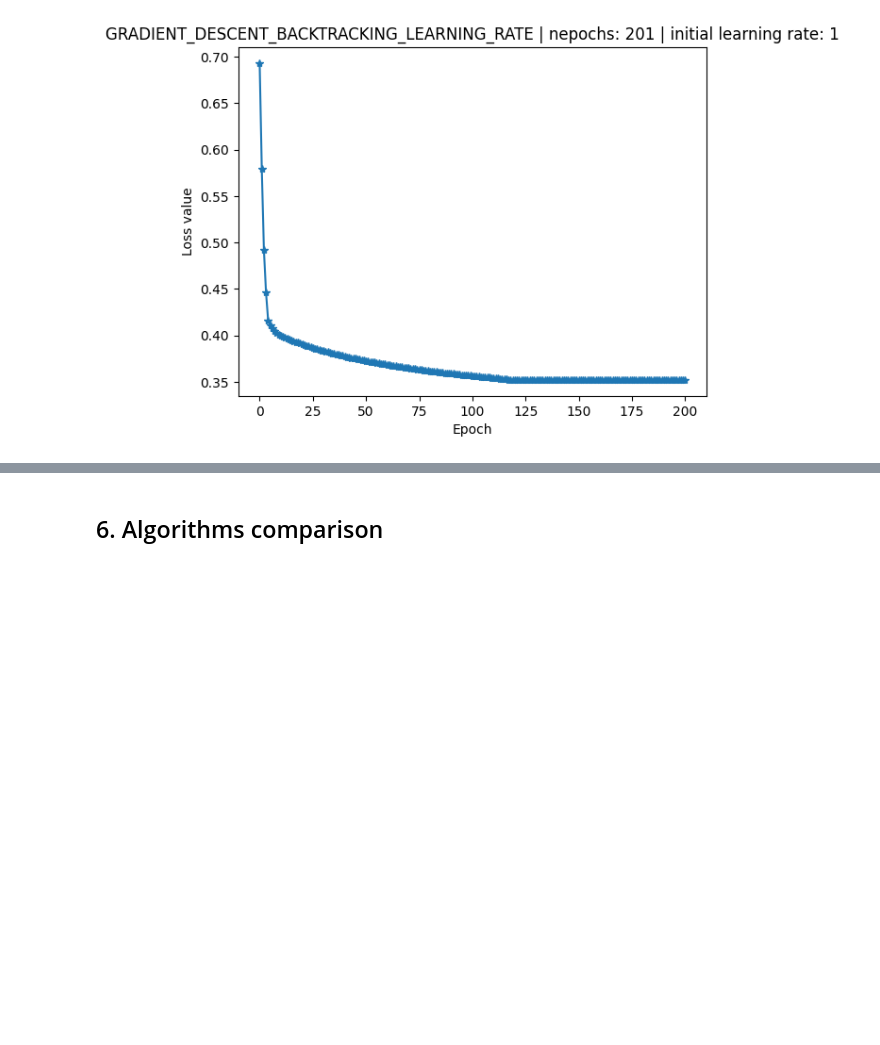
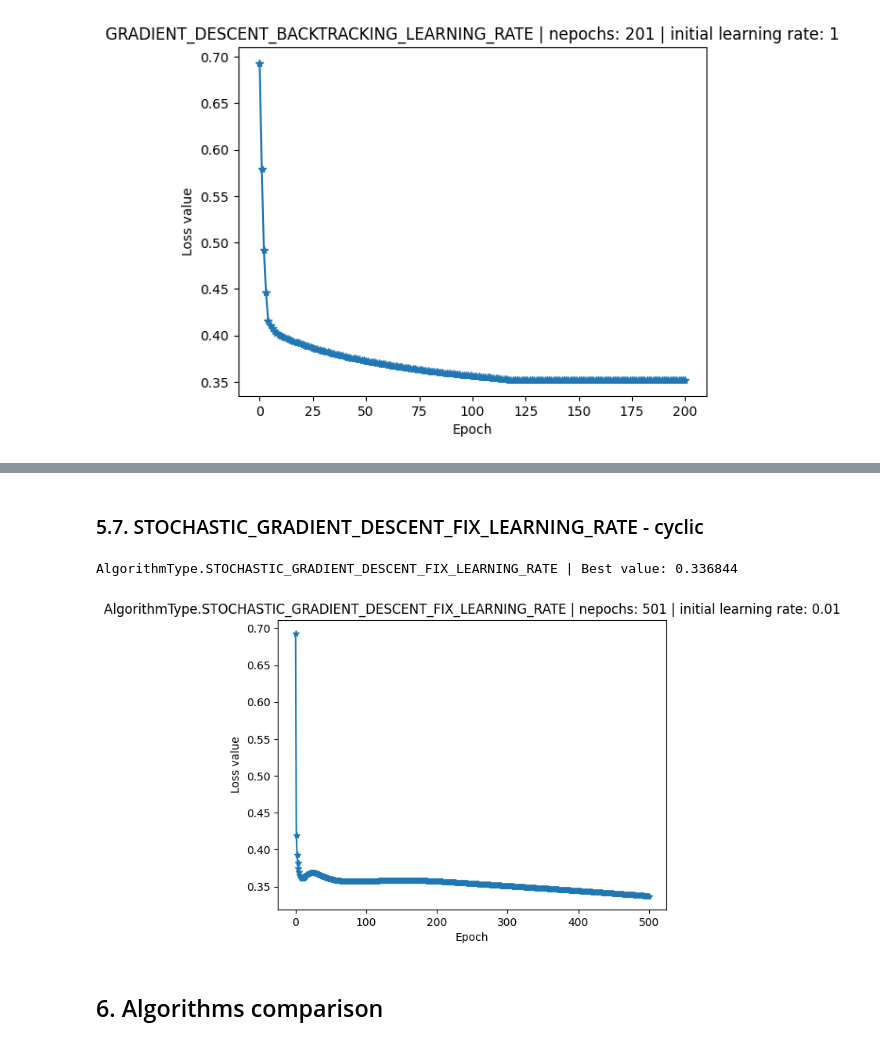
Before and after one commit to DucTrung1802/advanced-optimization, a Jupyter notebook: hw2/advanced_optimization_hw2.ipynb, the cells around one changed output, grey strips where cells are left out. Cells and saved outputs as stored; diff of their text form; code cells hidden in the pictures; blank space fills up the shorter version.

Commit message:
CHECKPOINT: complete STOCHASTIC_GRADIENT_DESCENT_FIX_LEARNING_RATE - cyclic

```diff
--- a/hw2/advanced_optimization_hw2.ipynb
+++ b/hw2/advanced_optimization_hw2.ipynb
@@ -776,3 +803,42 @@ solution, best_loss_value = one_for_all(
+# %% [markdown]
+### 5.7. STOCHASTIC_GRADIENT_DESCENT_FIX_LEARNING_RATE - cyclic
+# %%
+ALGORITHM_TYPE = AlgorithmType.STOCHASTIC_GRADIENT_DESCENT_FIX_LEARNING_RATE
+INITIAL_W = np.zeros((371, 1))
+INITIAL_LEARNING_RATE = 0.01
+MAX_EPOCHS = 500
+EPS = 1e-6
+
+BATCH_SIZE = 1
+RULE = 1
+RANDOM_SEED = 10
+
+
+# ADDITIONAL PARAMETERS
+ADDITIONAL_PARAMETERS = ALGORITHM_TYPE.value
+
+ADDITIONAL_PARAMETERS["batch_size"] = BATCH_SIZE
+ADDITIONAL_PARAMETERS["rule"] = RULE
+ADDITIONAL_PARAMETERS["random_seed"] = RANDOM_SEED
+
+
+solution, best_loss_value = one_for_all(
+    algorithm_type=ALGORITHM_TYPE,
+    Xbar=Xbar,
+    y=y,
+    cost=cost,
+    grad=grad,
+    initial_w=INITIAL_W,
+    initial_learning_rate=INITIAL_LEARNING_RATE,
+    algorithm_name=ALGORITHM_TYPE,
+    max_epochs=MAX_EPOCHS,
+    eps=EPS,
+    marker="*",
+    additional_parameters=ADDITIONAL_PARAMETERS,
+)
+# %% [output]
+AlgorithmType.STOCHASTIC_GRADIENT_DESCENT_FIX_LEARNING_RATE | Best value: 0.336844
+[figure, added]
 # %% [markdown]
 ## 6. Algorithms comparison
 # %% [markdown]
```
Also changed, not shown: parts of 3 cells of this notebook.
